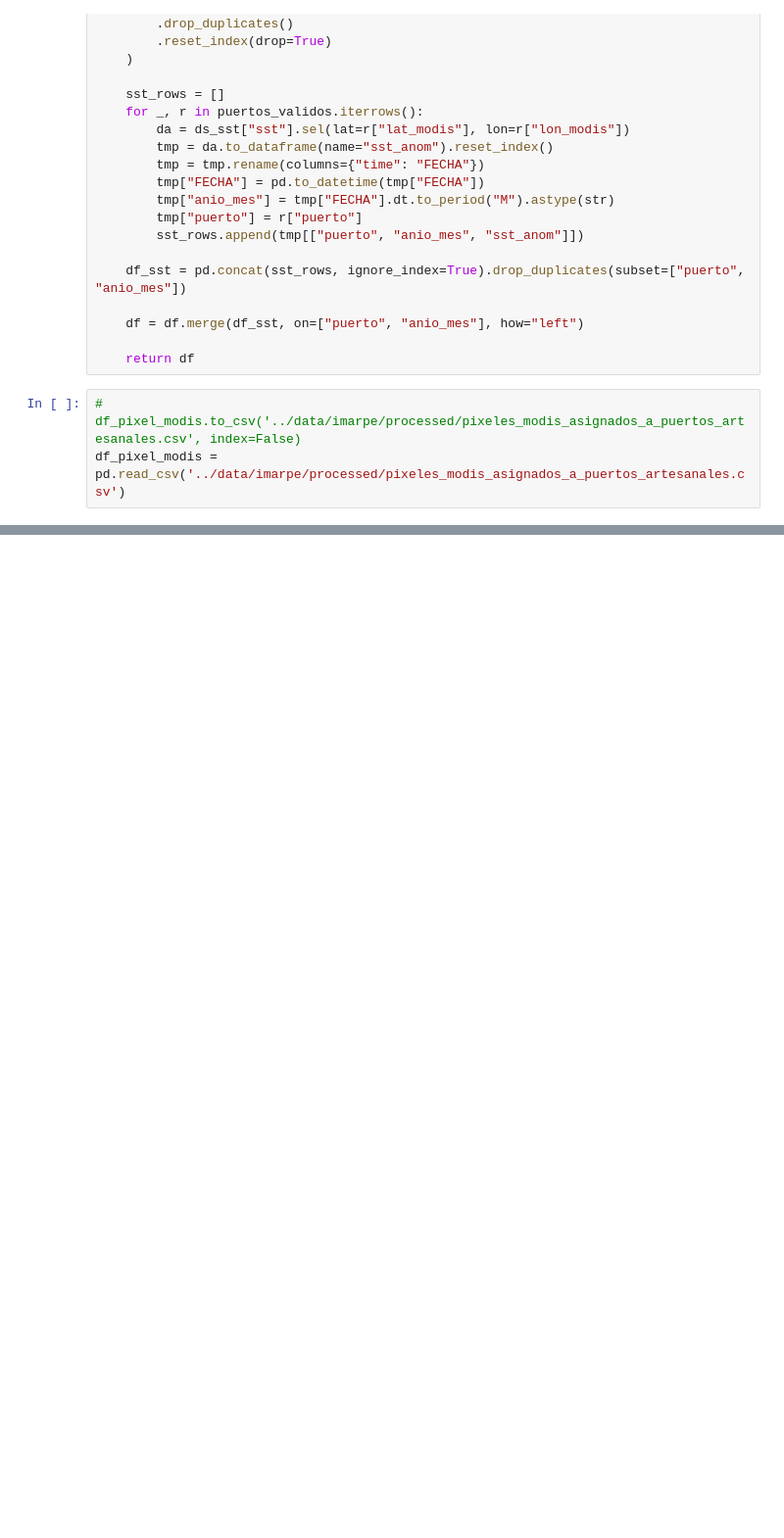
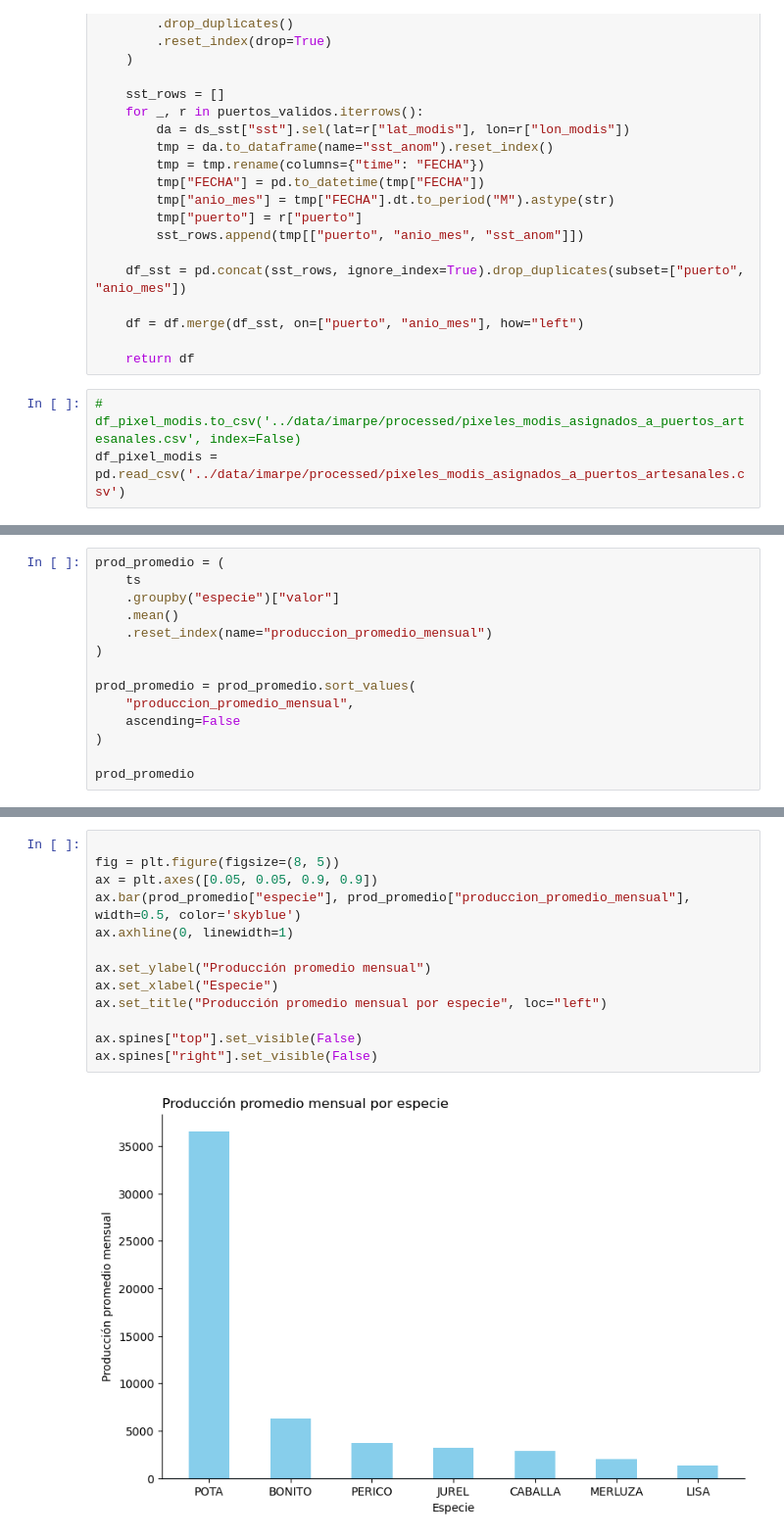
Before and after one commit to dbrisaro/peru-fisheries-sst-analysis, a Jupyter notebook: src/claculate_elasticities_artisanal_fisheries.ipynb, the cells around one changed output, grey strips where cells are left out. Shown at 98% size. Saved outputs shown, nothing was run; the diff lists cells and outputs as text; blank space fills up the shorter version.

```diff
--- a/src/claculate_elasticities_artisanal_fisheries.ipynb
+++ b/src/claculate_elasticities_artisanal_fisheries.ipynb
@@ -269,0 +380,14 @@ Notes:
+# %%
+prod_promedio = (
+    ts
+    .groupby("especie")["valor"]
+    .mean()
+    .reset_index(name="produccion_promedio_mensual")
+)
+
+prod_promedio = prod_promedio.sort_values(
+    "produccion_promedio_mensual",
+    ascending=False
+)
+
+prod_promedio
@@ -269,0 +403,15 @@ Notes:
+# %%
+
+fig = plt.figure(figsize=(8, 5))
+ax = plt.axes([0.05, 0.05, 0.9, 0.9])
+ax.bar(prod_promedio["especie"], prod_promedio["produccion_promedio_mensual"], width=0.5, color='skyblue')
+ax.axhline(0, linewidth=1)
+
+ax.set_ylabel("Producción promedio mensual")
+ax.set_xlabel("Especie")
+ax.set_title("Producción promedio mensual por especie", loc="left")
+
+ax.spines["top"].set_visible(False)
+ax.spines["right"].set_visible(False)
+# %% [output]
+[figure, added]
```
Also changed, not shown: parts of 12 cells of this notebook.
